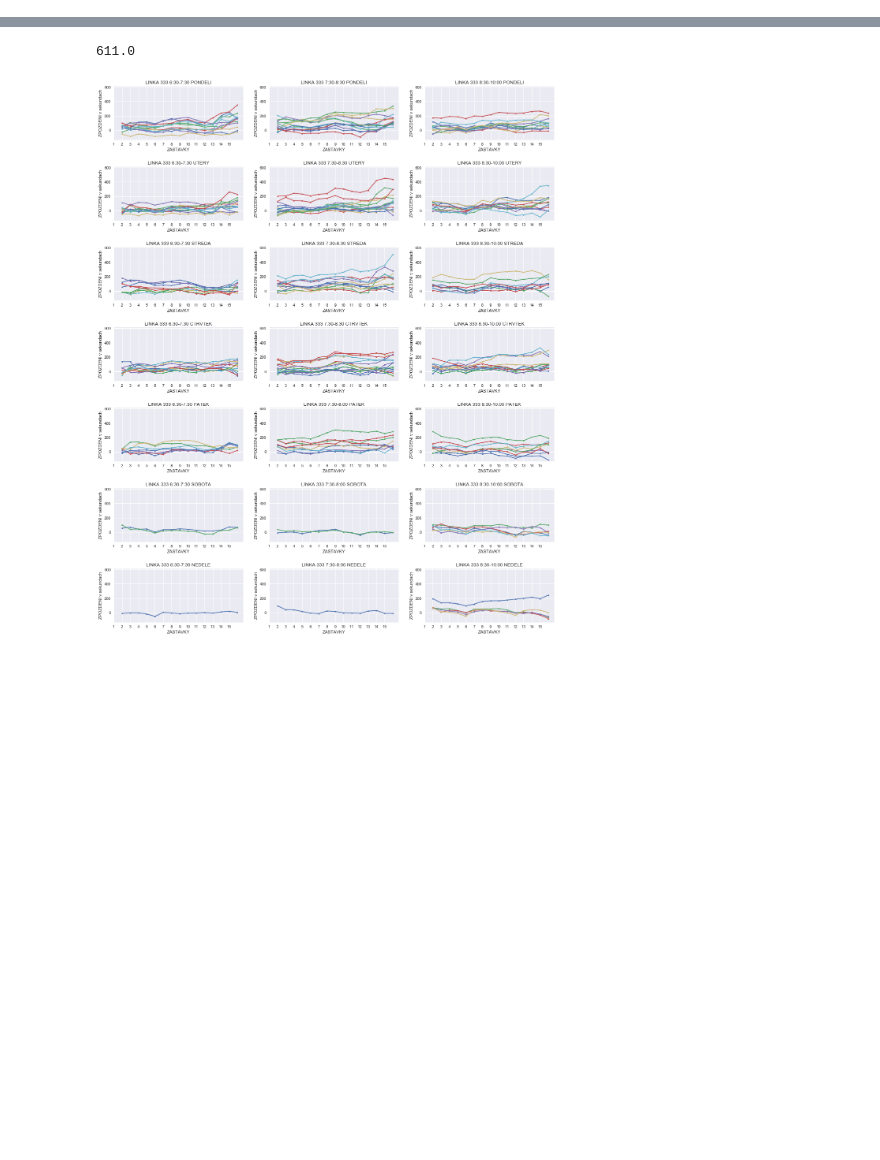
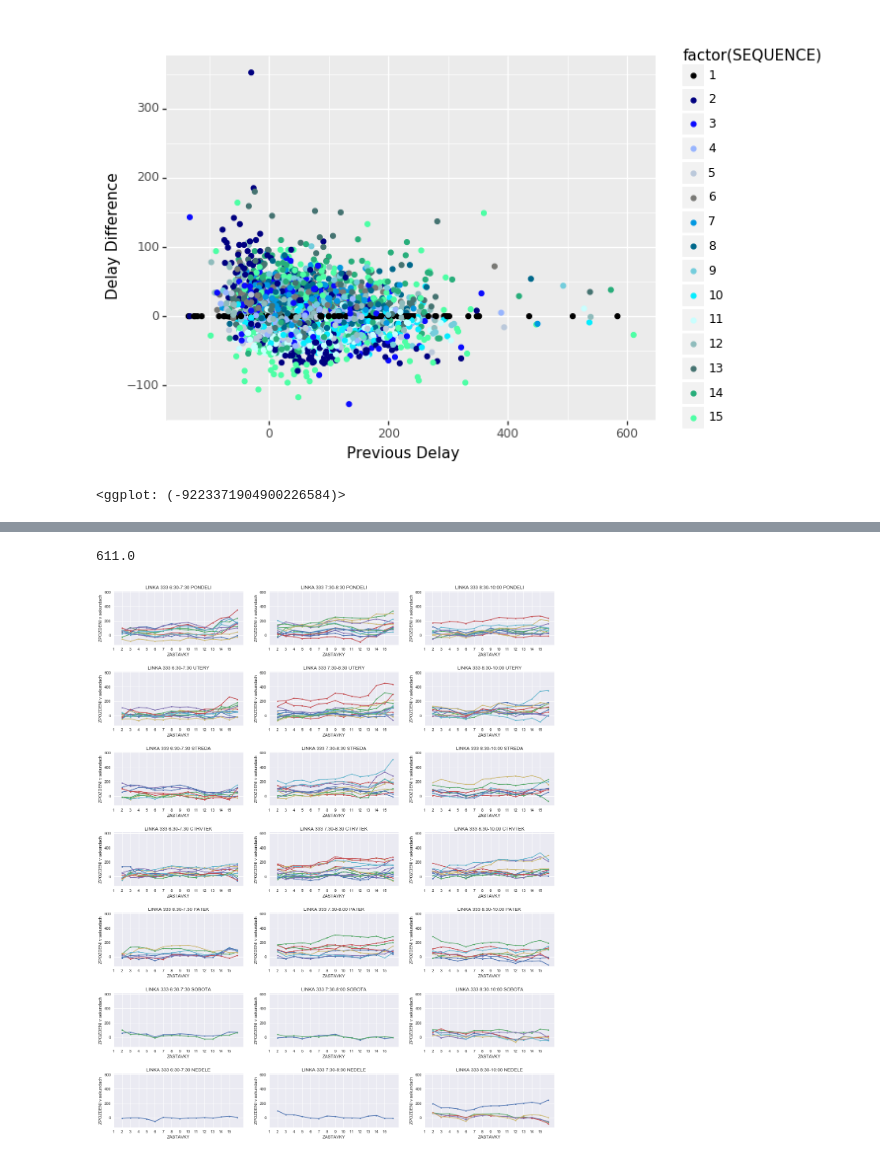
Before and after one commit to hrubajan/da_projekt_gol, a Jupyter notebook: graf_DIFF.ipynb, the cells around one changed output, grey strips where cells are left out. Cells and saved outputs as stored; diff of their text form; code cells hidden in the pictures; blank space fills up the shorter version.

```diff
--- a/graf_DIFF.ipynb
+++ b/graf_DIFF.ipynb
@@ -2,6 +2,8 @@
 import pandas as pd
 import numpy as np
 import matplotlib.pyplot as plt
+import plotnine
 import seaborn as sns
 import json
 import csv
+sns.set(style="darkgrid")
@@ -8,2 +13,20 @@ import csv
+# %%
+color = [
+'#000000',
+'#000080',
+'#0B0BFF',
+'#98B5FF',
+'#BBC9DB',
+'#797975',
+'#0198E1',
+'#00688B',
+'#74CDDC',
+'#05EDFF',
+'#C9FFFF',
+'#8FBCBC',
+'#457371',
+'#28AE7B',
+'#4DFFA5'
+]
 # %%
 data = pd.read_csv('final.csv', encoding='utf-8', low_memory=False)
@@ -21,0 +45,9 @@ len(data['TRIP_ID'].unique())
+# %%
+ggplot(df,(aes(x='PREV_DELAY', y='DIFF_DELAY',color = 'factor(SEQUENCE)'))) + \
+        scale_color_manual(values=color) + \
+        geom_point() + \
+        xlab("Previous Delay") + \
+        ylab("Delay Difference")
+# %% [output]
+[figure, added]
+<ggplot: (-9223371904900226584)>
```
Also changed, not shown: parts of 6 cells of this notebook, 2 other files.
